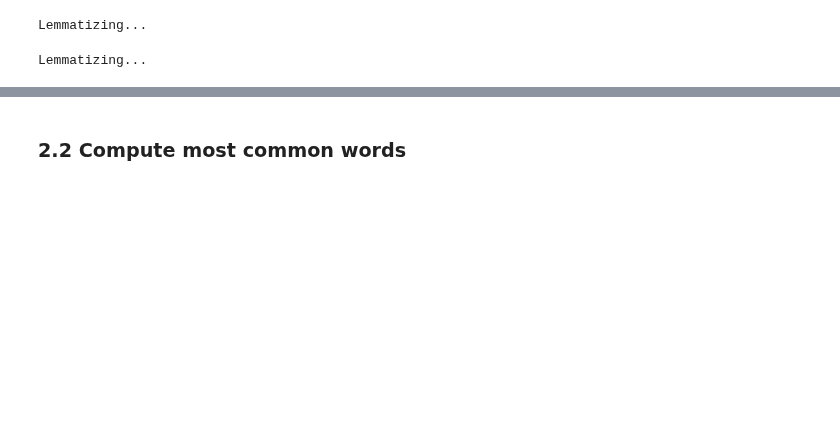
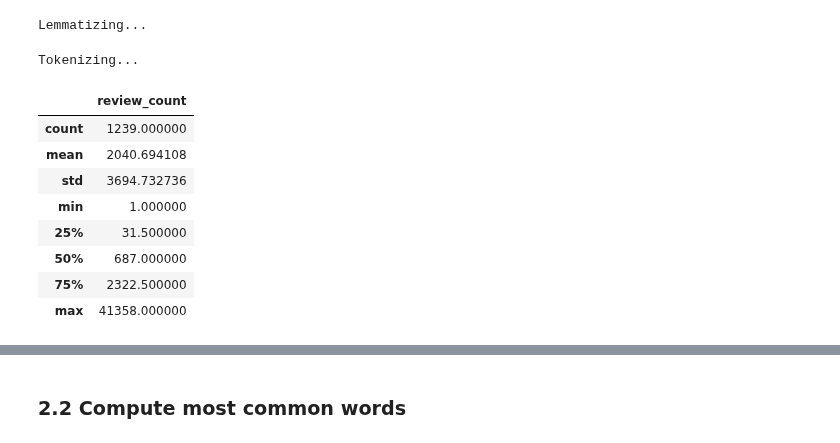
Before and after one commit to epfl-ada/ada-2023-project-remontada, a Jupyter notebook: code/main_vincent.ipynb, the cells around one changed output, grey strips where cells are left out. Saved outputs shown, nothing was run; the diff lists cells and outputs as text; code cells hidden in the pictures; blank space fills up the shorter version.

Commit message:
Added count nb reviews

```diff
--- a/code/main_vincent.ipynb
+++ b/code/main_vincent.ipynb
@@ -1046,6 +1002,6 @@ Error detecting language for text: ??????, ??? ?????????. ???????? ???????? ????
 # %%
-save_pickle(df_texts_experts, '../datas/df_texts_experts.pkl')
-save_pickle(df_texts_others, '../datas/df_texts_others.pkl')
+df_texts_experts = load_pickle('../datas/processed/df_texts_experts.pkl')
+df_texts_others = load_pickle('../datas/processed/df_texts_others.pkl')
 # %%
 df_texts_experts_sampled = df_texts_experts.sample(10000)
 # %%
@@ -1055,6 +1011,9 @@ Lemmatizing...
 # %%
 df_texts_others_sampled = df_texts_others.sample(10000)
 # %%
-df_texts_others_lemmatized = lemmatize(df_texts_others_sampled)
+df_texts_others_lemmatized = tokenize(df_texts_others_sampled)
 # %% [output]
-Lemmatizing...
+Tokenizing...
+# %%
+reviews_per_expert = df_texts_experts.groupby('user_id').size().reset_index(name='review_count')
+reviews_per_expert.sort_values(by='review_count', ascending=False, inplace=True)
@@ -1060,0 +1023,12 @@ Lemmatizing...
+# %%
+reviews_per_expert.describe()
+# %% [output]
+|  | review_count |
+| count | 1239.000000 |
+| mean | 2040.694108 |
+| std | 3694.732736 |
+| min | 1.000000 |
+| 25% | 31.500000 |
+| 50% | 687.000000 |
+| 75% | 2322.500000 |
+| max | 41358.000000 |
```
Also changed, not shown: parts of 19 cells of this notebook, 1 other file.
